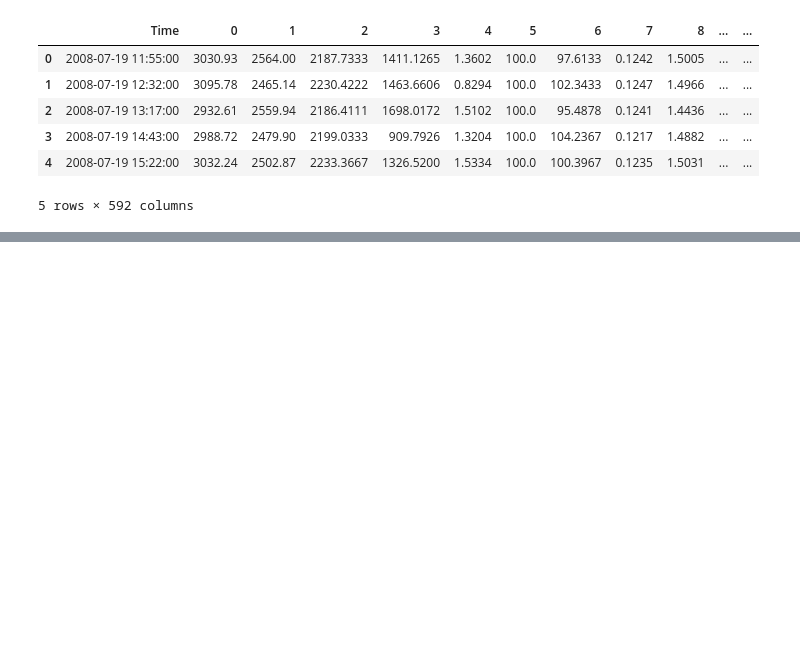
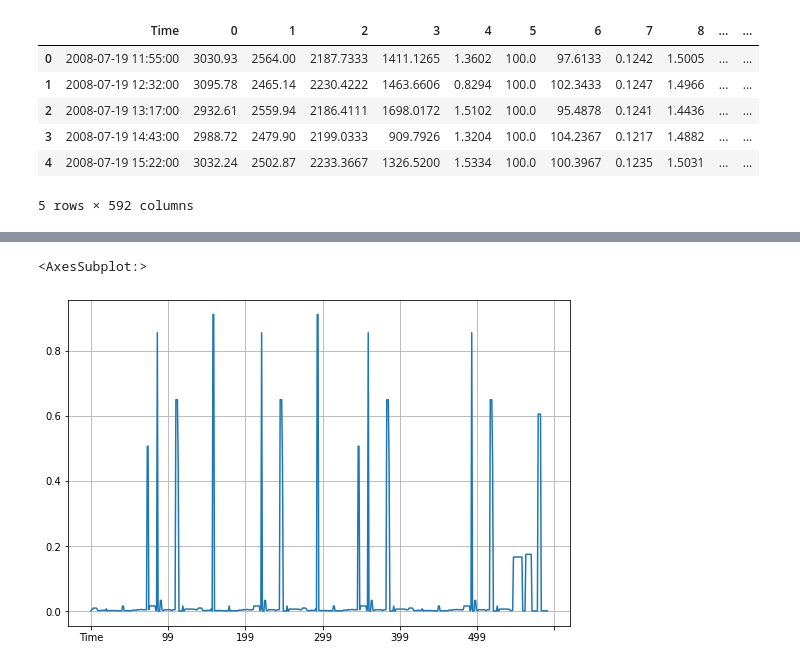
Before and after one commit to mickey390390/UCI_SECOM_dataset, a Jupyter notebook: EDA.ipynb, the cells around one changed output, grey strips where cells are left out. Saved outputs shown, nothing was run; the diff lists cells and outputs as text; code cells hidden in the pictures; blank space fills up the shorter version.

```diff
--- a/EDA.ipynb
+++ b/EDA.ipynb
@@ -3,7 +20,6 @@ import pandas as pd
 # %%
-test_df = pd.read_csv("C:/Users/user/Desktop/UCI SECOM dataset/uci-secom.csv")
-test_df.head()
-#test_df
+all_df = pd.read_csv("C:/Users/user/Desktop/UCI SECOM dataset/uci-secom.csv")
+all_df.head()
 # %% [output]
 |  | Time | 0 | 1 | 2 | 3 | 4 | 5 | 6 | 7 | 8 | ... | ... |
 | 0 | 2008-07-19 11:55:00 | 3030.93 | 2564.00 | 2187.7333 | 1411.1265 | 1.3602 | 100.0 | 97.6133 | 0.1242 | 1.5005 | ... | ... |
@@ -14,0 +74,7 @@ test_df.head()
+# %%
+#null count plot
+null_count = all_df.isnull().sum()/all_df.isnull().count()
+null_count.plot(figsize=(9,6), grid=True)
+# %% [output]
+<AxesSubplot:>
+[figure, added]
```
Also changed, not shown: parts of 35 cells of this notebook.
